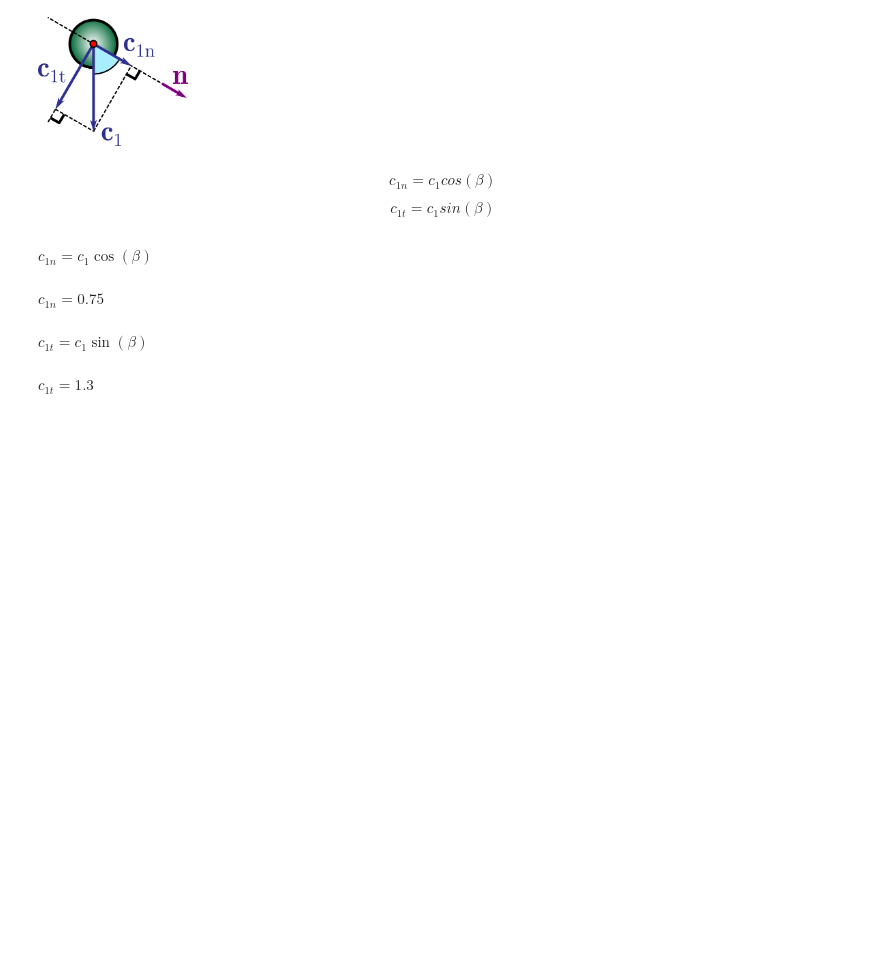
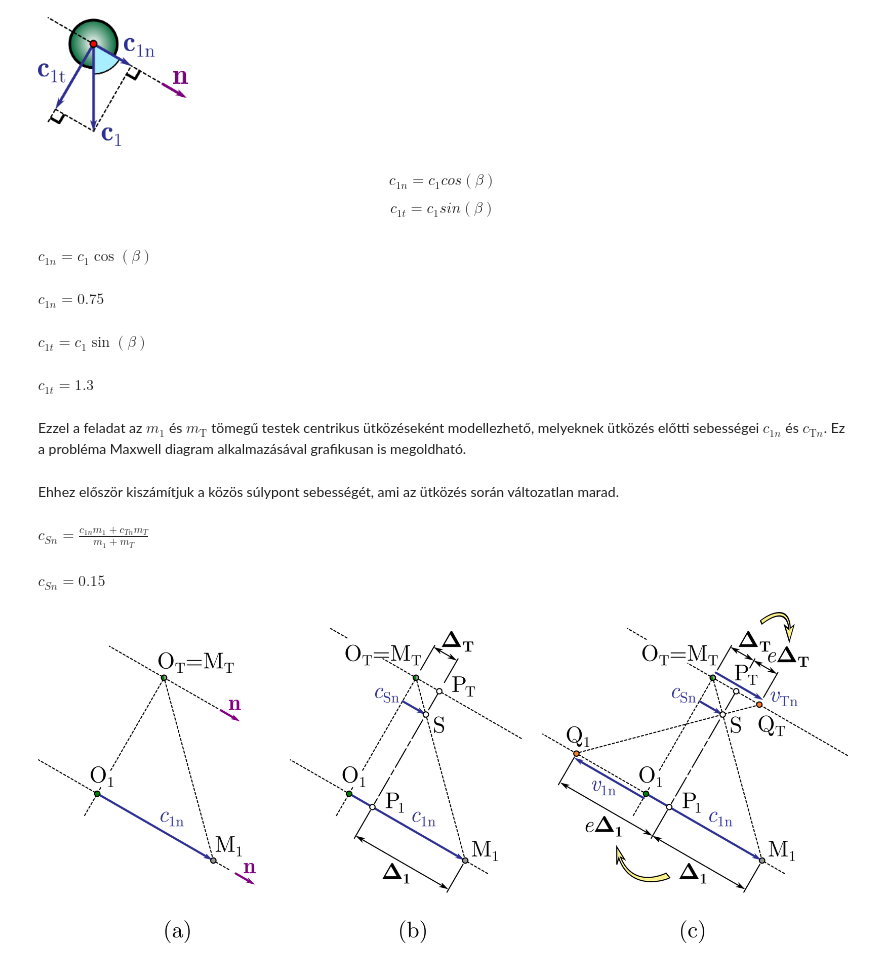
Before and after one commit to barnabaspiri/RezgestanPython, a Jupyter notebook: elso_het/gyak_1.ipynb, the cells around one changed output. Saved outputs shown, nothing was run; the diff lists cells and outputs as text; code cells hidden in the pictures; blank space fills up the shorter version.

```diff
--- a/elso_het/gyak_1.ipynb
+++ b/elso_het/gyak_1.ipynb
@@ -129,3 +129,24 @@ adatok.append((c_1t,c_1t_num))
 # %% [output]
 $\displaystyle c_{1t} = c_{1} \sin{\left(β \right)}$
 $\displaystyle c_{1t} = 1.3$
+# %% [markdown]
+Ezzel a feladat az $m_1$ és $m_{\textrm{T}}$ tömegű testek centrikus ütközéseként modellezhető, melyeknek ütközés előtti sebességei $c_{1n}$ és $c_{\textrm{T}n}$. Ez a probléma Maxwell diagram alkalmazásával grafikusan is megoldható.
+# %% [markdown]
+Ehhez először kiszámítjuk a közös súlypont sebességét, ami az ütközés során változatlan marad.
+# %%
+c_Sn = (m_1*c_1n + m_T*c_Tn)/(m_1 + m_T)
+display(Math('c_{{Sn}} = {}'.format(sp.latex(c_Sn))))
+
+c_Sn_num = c_Sn.subs(adatok).evalf(2) #m/s-ban
+display(Math('c_{{Sn}} = {}'.format(sp.latex(c_Sn_num))))
+
+c_Sn = sp.symbols("c_Sn")
+adatok.append((c_Sn,c_Sn_num))
+# %% [output]
+$\displaystyle c_{Sn} = \frac{c_{1n} m_{1} + c_{Tn} m_{T}}{m_{1} + m_{T}}$
+$\displaystyle c_{Sn} = 0.15$
+# %%
+from IPython.display import Image
+Image(filename='04.png')
+# %% [output]
+[figure, added]
```
Also changed, not shown: parts of 5 cells of this notebook.
